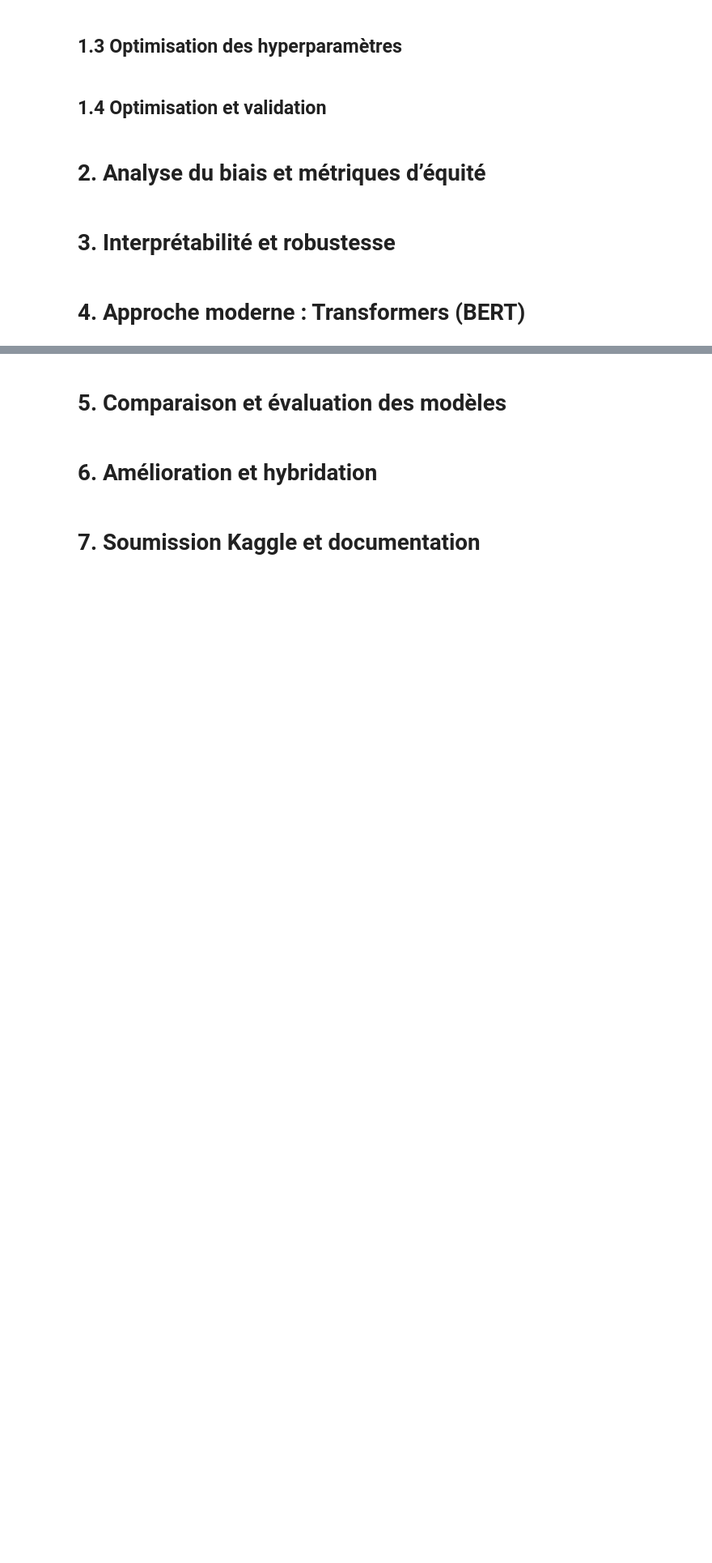
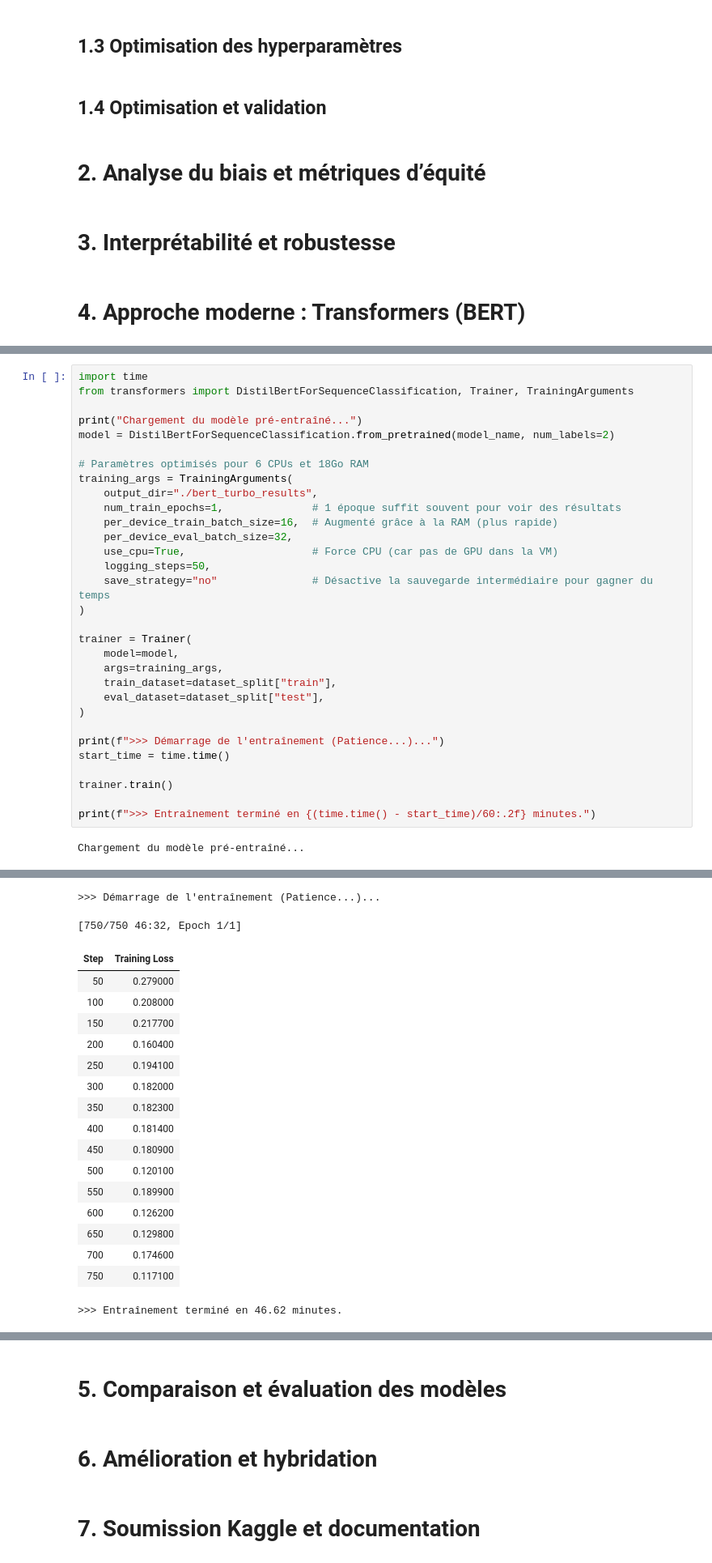
Before and after one commit to nicolasweill/MTI850-Final_Project, a Jupyter notebook: FinalProject-Rob.ipynb, the cells around one changed output, grey strips where cells are left out. Shown: that part at 81% size. Saved outputs shown, nothing was run; the diff lists cells and outputs as text; blank space fills up the shorter version.

Commit message:
Pre-traitement avec BERT

```diff
--- a/FinalProject-Rob.ipynb
+++ b/FinalProject-Rob.ipynb
@@ -514,0 +683,33 @@ Cette cellule peut être executée à nimporte quel moment pour sauvegarder un m
+# %%
+import time
+from transformers import DistilBertForSequenceClassification, Trainer, TrainingArguments
+
+print("Chargement du modèle pré-entraîné...")
+model = DistilBertForSequenceClassification.from_pretrained(model_name, num_labels=2)
+
+# Paramètres optimisés pour 6 CPUs et 18Go RAM
+training_args = TrainingArguments(
+    output_dir="./bert_turbo_results",
+    num_train_epochs=1,              # 1 époque suffit souvent pour voir des résultats
+    per_device_train_batch_size=16,  # Augmenté grâce à la RAM (plus rapide)
+    per_device_eval_batch_size=32,
+    use_cpu=True,                    # Force CPU (car pas de GPU dans la VM)
+    logging_steps=50,
+    save_strategy="no"               # Désactive la sauvegarde intermédiaire pour gagner du temps
+)
+
+trainer = Trainer(
+    model=model,
+    args=training_args,
+    train_dataset=dataset_split["train"],
+    eval_dataset=dataset_split["test"],
+)
+
+print(f">>> Démarrage de l'entraînement (Patience...)...")
+start_time = time.time()
+
+trainer.train()
+
+print(f">>> Entraînement terminé en {(time.time() - start_time)/60:.2f} minutes.")
+# %% [output]
+Chargement du modèle pré-entraîné...
@@ -514,0 +718,19 @@ Cette cellule peut être executée à nimporte quel moment pour sauvegarder un m
+>>> Démarrage de l'entraînement (Patience...)...
+[750/750 46:32, Epoch 1/1]
+| Step | Training Loss |
+| 50 | 0.279000 |
+| 100 | 0.208000 |
+| 150 | 0.217700 |
+| 200 | 0.160400 |
+| 250 | 0.194100 |
+| 300 | 0.182000 |
+| 350 | 0.182300 |
+| 400 | 0.181400 |
+| 450 | 0.180900 |
+| 500 | 0.120100 |
+| 550 | 0.189900 |
+| 600 | 0.126200 |
+| 650 | 0.129800 |
+| 700 | 0.174600 |
+| 750 | 0.117100 |
+>>> Entraînement terminé en 46.62 minutes.
```
Also changed, not shown: parts of 20 cells of this notebook.
